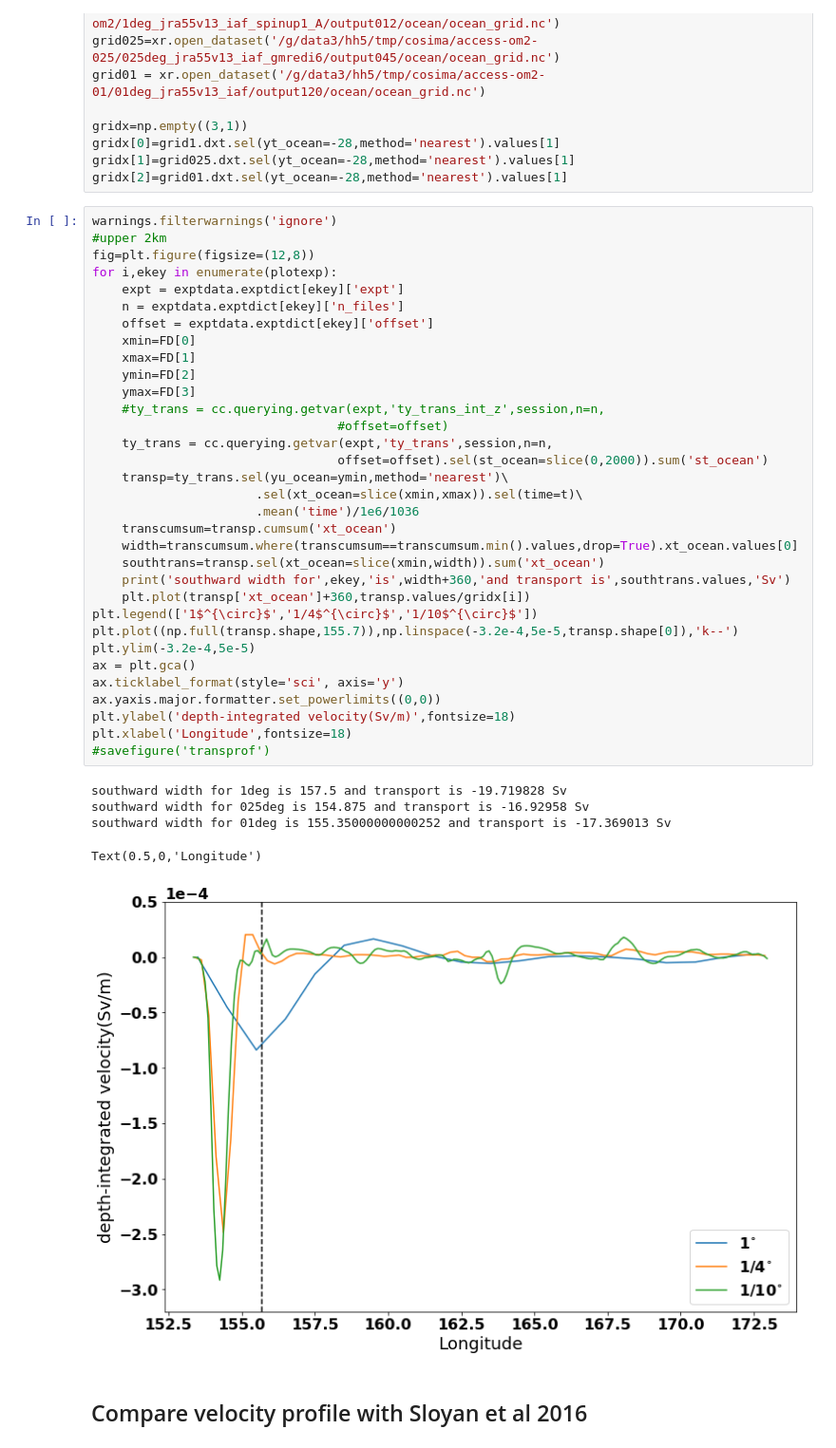
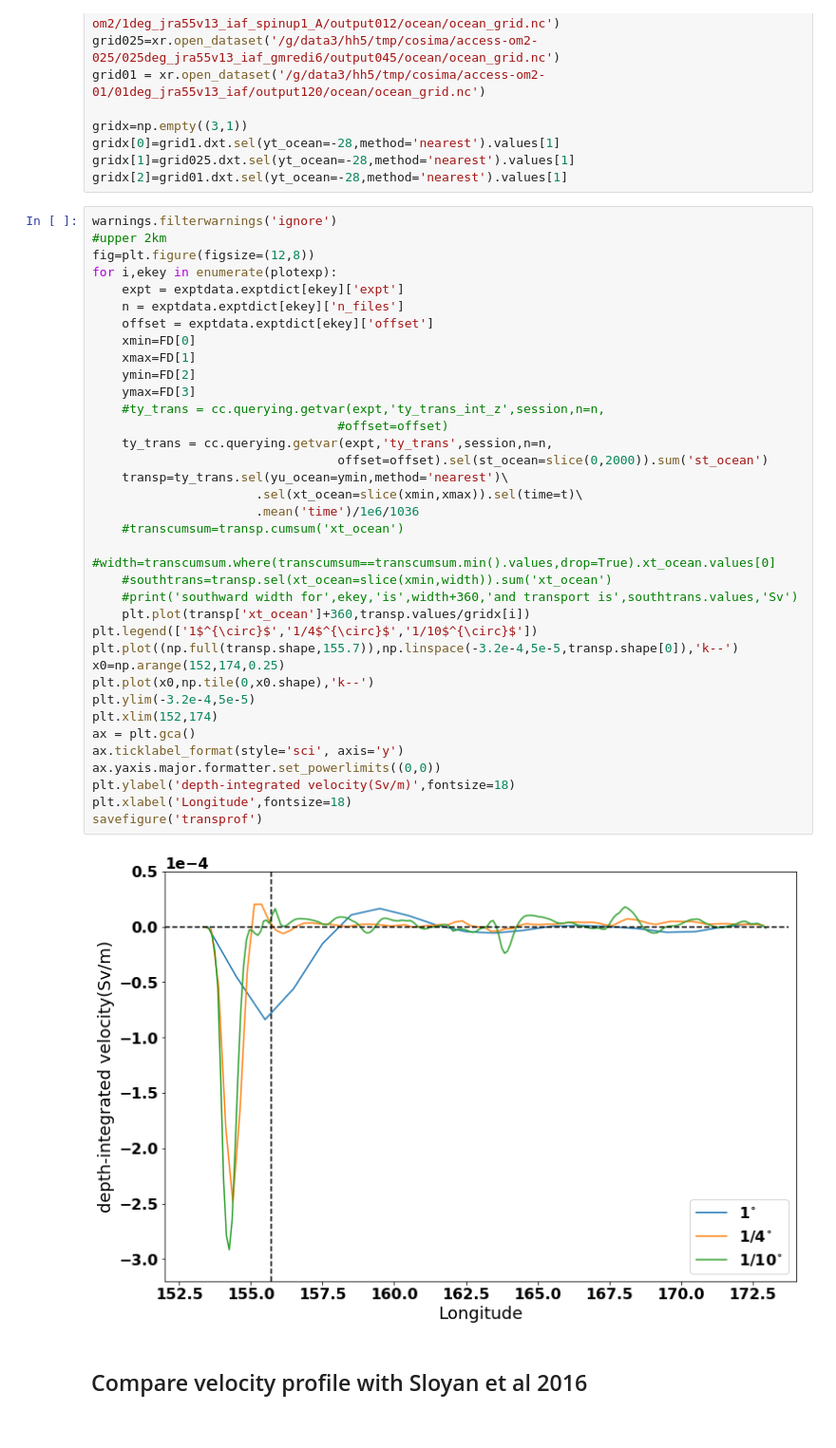
Before and after one commit to XihanZh/WBCinACCESS_OM2, a Jupyter notebook: EAC_transport(3.1.1).ipynb, the cells around one changed output. Shown at 95% size. Drawn from its saved outputs; the diff is of its cells as text.

```diff
--- a/EAC_transport(3.1.1).ipynb
+++ b/EAC_transport(3.1.1).ipynb
@@ -269,42 +270,41 @@ gridx[2]=grid01.dxt.sel(yt_ocean=-28,method='nearest').values[1]
 # %%
 warnings.filterwarnings('ignore')
 #upper 2km
 fig=plt.figure(figsize=(12,8))
 for i,ekey in enumerate(plotexp):
     expt = exptdata.exptdict[ekey]['expt']
     n = exptdata.exptdict[ekey]['n_files']
     offset = exptdata.exptdict[ekey]['offset']
     xmin=FD[0]
     xmax=FD[1]
     ymin=FD[2]
     ymax=FD[3]
     #ty_trans = cc.querying.getvar(expt,'ty_trans_int_z',session,n=n,
                                  #offset=offset)
     ty_trans = cc.querying.getvar(expt,'ty_trans',session,n=n,
                                  offset=offset).sel(st_ocean=slice(0,2000)).sum('st_ocean')
     transp=ty_trans.sel(yu_ocean=ymin,method='nearest')\
                       .sel(xt_ocean=slice(xmin,xmax)).sel(time=t)\
                       .mean('time')/1e6/1036
-    transcumsum=transp.cumsum('xt_ocean')
-    width=transcumsum.where(transcumsum==transcumsum.min().values,drop=True).xt_ocean.values[0]
-    southtrans=transp.sel(xt_ocean=slice(xmin,width)).sum('xt_ocean')
-    print('southward width for',ekey,'is',width+360,'and transport is',southtrans.values,'Sv')
+    #transcumsum=transp.cumsum('xt_ocean')
+    #width=transcumsum.where(transcumsum==transcumsum.min().values,drop=True).xt_ocean.values[0]
+    #southtrans=transp.sel(xt_ocean=slice(xmin,width)).sum('xt_ocean')
+    #print('southward width for',ekey,'is',width+360,'and transport is',southtrans.values,'Sv')
     plt.plot(transp['xt_ocean']+360,transp.values/gridx[i])
 plt.legend(['1$^{\circ}$','1/4$^{\circ}$','1/10$^{\circ}$'])
 plt.plot((np.full(transp.shape,155.7)),np.linspace(-3.2e-4,5e-5,transp.shape[0]),'k--')
+x0=np.arange(152,174,0.25)
+plt.plot(x0,np.tile(0,x0.shape),'k--')
 plt.ylim(-3.2e-4,5e-5)
+plt.xlim(152,174)
 ax = plt.gca()
 ax.ticklabel_format(style='sci', axis='y')
 ax.yaxis.major.formatter.set_powerlimits((0,0))
 plt.ylabel('depth-integrated velocity(Sv/m)',fontsize=18)
 plt.xlabel('Longitude',fontsize=18)
-#savefigure('transprof')
+savefigure('transprof')
 # %% [output]
-southward width for 1deg is 157.5 and transport is -19.719828 Sv
-southward width for 025deg is 154.875 and transport is -16.92958 Sv
-southward width for 01deg is 155.35000000000252 and transport is -17.369013 Sv
-Text(0.5,0,'Longitude')
-[figure, old version]
+[figure, new version]
 # %% [markdown]
 ## Compare velocity profile with Sloyan et al 2016
 # %%
```
Also changed, not shown: parts of 8 cells of this notebook.
